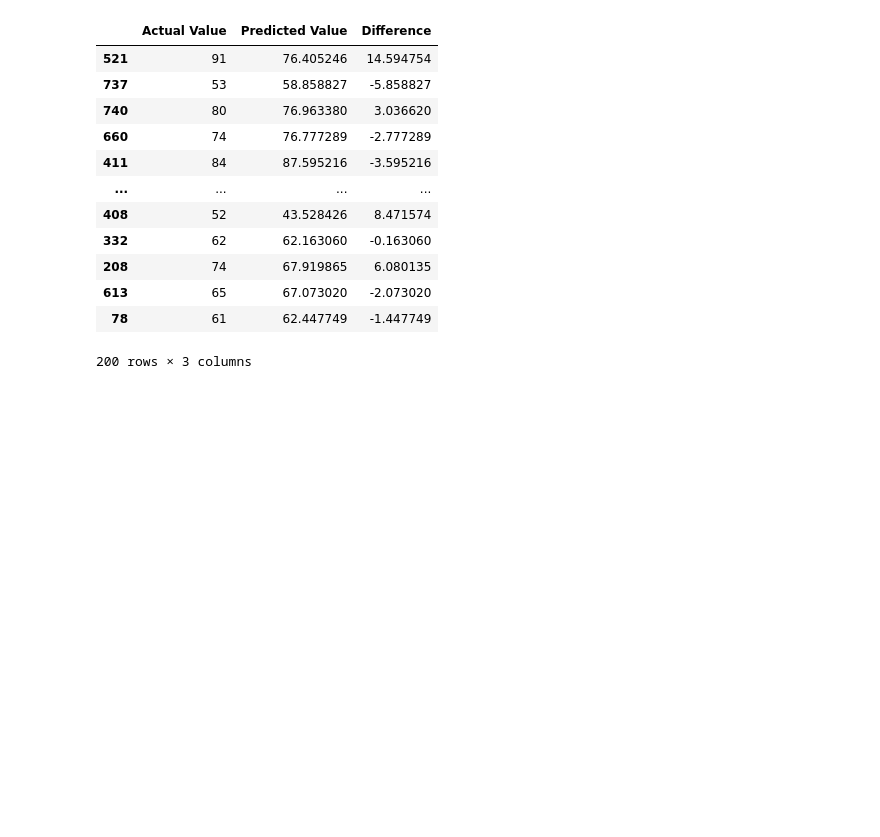
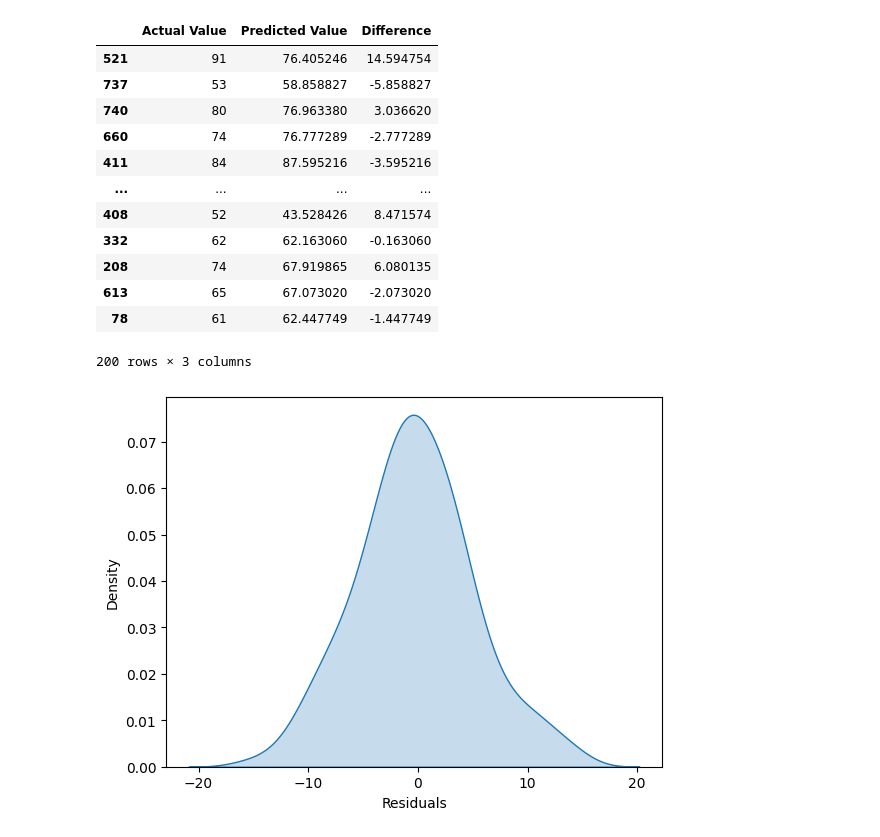
Before and after one commit to Adityajain8595/Student-Math-Score-Prediction, a Jupyter notebook: notebook/2. Model Training.ipynb, the cells around one changed output. Drawn from its saved outputs; the diff is of its cells as text; code cells hidden in the pictures; blank space fills up the shorter version.

```diff
--- a/notebook/2. Model Training.ipynb
+++ b/notebook/2. Model Training.ipynb
@@ -323,3 +323,10 @@ pred_df
 | 613 | 65 | 67.073020 | -2.073020 |
 | 78 | 61 | 62.447749 | -1.447749 |
 200 rows × 3 columns
+# %%
+# Plotting the residuals
+sns.kdeplot((y_test-y_pred),fill=True)
+plt.xlabel("Residuals")
+plt.show()
+# %% [output]
+[figure, added]
```
Also changed, not shown: parts of 2 cells of this notebook, 3 other files.
